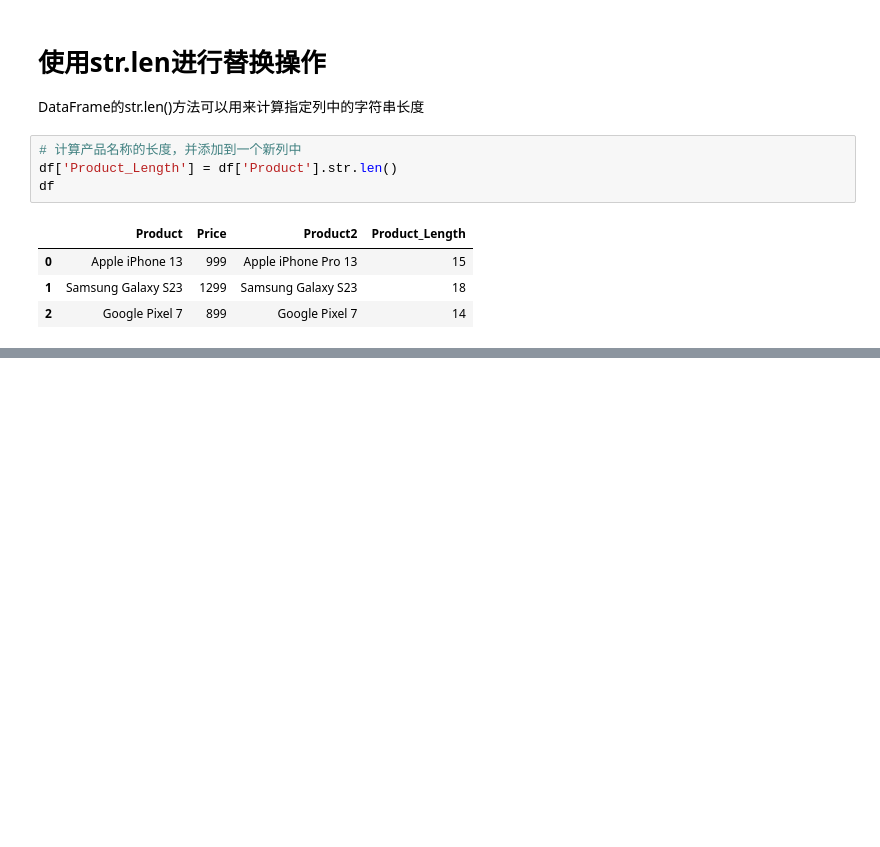
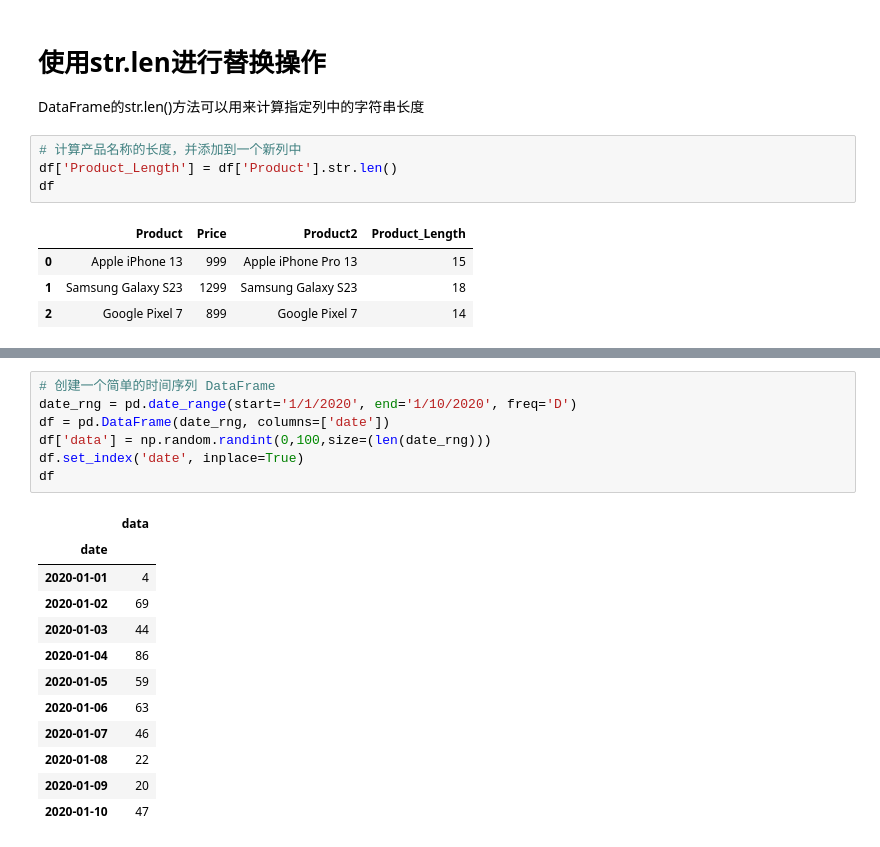
Before and after one commit to QingweiWuGit/Python-Study, a Jupyter notebook: Data Analysis/pandas/Pandas实用的操作.ipynb, the cells around one changed output, grey strips where cells are left out. Drawn from its saved outputs; the diff is of its cells as text; blank space fills up the shorter version.

```diff
--- a/Data Analysis/pandas/Pandas实用的操作.ipynb
+++ b/Data Analysis/pandas/Pandas实用的操作.ipynb
@@ -738,0 +1220,20 @@ df
+# %%
+# 创建一个简单的时间序列 DataFrame
+date_rng = pd.date_range(start='1/1/2020', end='1/10/2020', freq='D')
+df = pd.DataFrame(date_rng, columns=['date'])
+df['data'] = np.random.randint(0,100,size=(len(date_rng)))
+df.set_index('date', inplace=True)
+df
+# %% [output]
+|  | data |
+| date |  |
+| 2020-01-01 | 4 |
+| 2020-01-02 | 69 |
+| 2020-01-03 | 44 |
+| 2020-01-04 | 86 |
+| 2020-01-05 | 59 |
+| 2020-01-06 | 63 |
+| 2020-01-07 | 46 |
+| 2020-01-08 | 22 |
+| 2020-01-09 | 20 |
+| 2020-01-10 | 47 |
```
Also changed, not shown: parts of 53 cells of this notebook.
